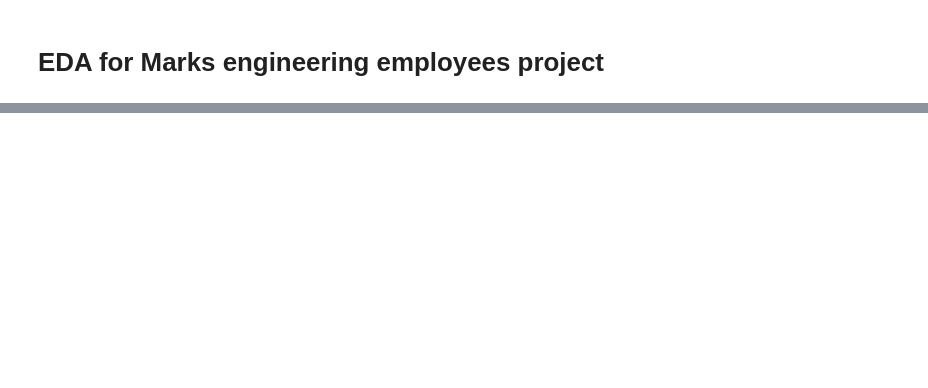
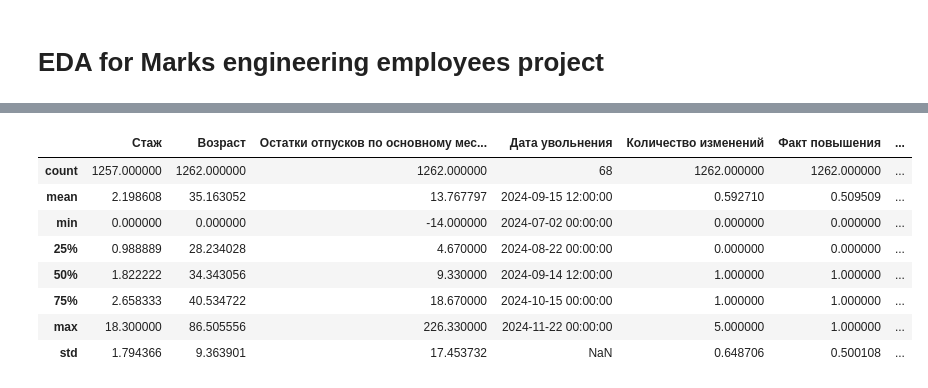
Before and after one commit to frznfrgg/employee-productivity, a Jupyter notebook: src/EDA.ipynb, the cells around one changed output, grey strips where cells are left out. Saved outputs shown, nothing was run; the diff lists cells and outputs as text; code cells hidden in the pictures; blank space fills up the shorter version.

```diff
--- a/src/EDA.ipynb
+++ b/src/EDA.ipynb
@@ -2,6 +2,9 @@
 # EDA for Marks engineering employees project
 # %%
 import pandas as pd
+# %%
+pd.set_option("display.max_columns", None)
+pd.set_option("display.max_rows", None)
 # %%
 base_df = pd.read_excel("../data/raw_data.xlsx", sheet_name="БАза")
 # %%
@@ -19,3 +21,4 @@ base_df.head()
 base_df = base_df.loc[:, ~base_df.columns.str.startswith("0").fillna(False)]
 base_df = base_df.loc[:, ~base_df.columns.str.startswith("БП").fillna(False)]
 base_df = base_df.loc[:, ~base_df.columns.str.startswith("nan").fillna(False)]
+base_df = base_df[base_df.columns.dropna()]
@@ -41,0 +78,12 @@ base_df.columns.to_list()
+# %%
+base_df.describe()
+# %% [output]
+|  | Стаж | Возраст | Остатки отпусков по основному мес... | Дата увольнения | Количество изменений | Факт повышения | ... |
+| count | 1257.000000 | 1262.000000 | 1262.000000 | 68 | 1262.000000 | 1262.000000 | ... |
+| mean | 2.198608 | 35.163052 | 13.767797 | 2024-09-15 12:00:00 | 0.592710 | 0.509509 | ... |
+| min | 0.000000 | 0.000000 | -14.000000 | 2024-07-02 00:00:00 | 0.000000 | 0.000000 | ... |
+| 25% | 0.988889 | 28.234028 | 4.670000 | 2024-08-22 00:00:00 | 0.000000 | 0.000000 | ... |
+| 50% | 1.822222 | 34.343056 | 9.330000 | 2024-09-14 12:00:00 | 1.000000 | 1.000000 | ... |
+| 75% | 2.658333 | 40.534722 | 18.670000 | 2024-10-15 00:00:00 | 1.000000 | 1.000000 | ... |
+| max | 18.300000 | 86.505556 | 226.330000 | 2024-11-22 00:00:00 | 5.000000 | 1.000000 | ... |
+| std | 1.794366 | 9.363901 | 17.453732 | NaN | 0.648706 | 0.500108 | ... |
```
Also changed, not shown: parts of 7 cells of this notebook, 2 other files.
